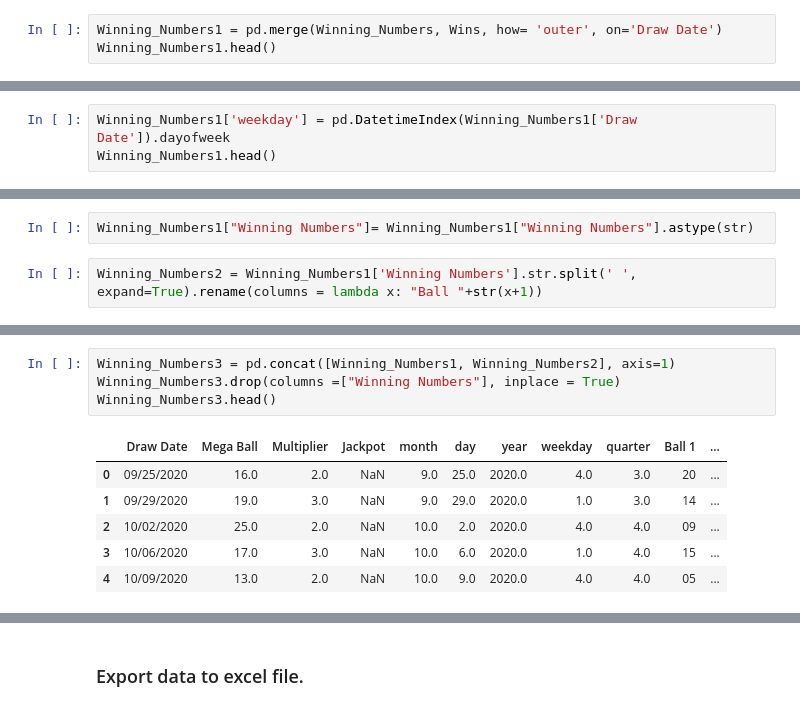
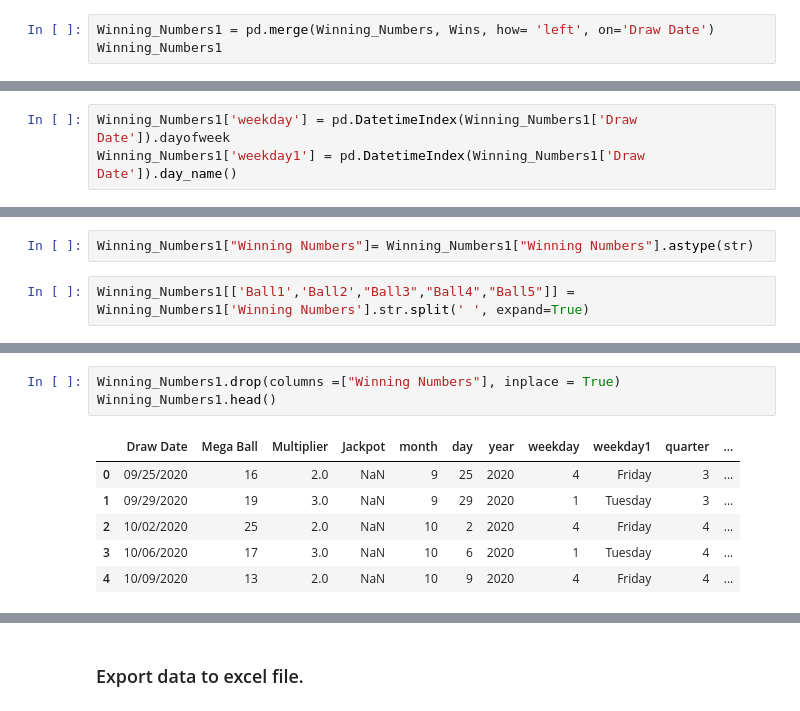
Before and after one commit to AlbiKovi/DSO110---Final-Group-Project, a Jupyter notebook: DSO110 - Final Group Project - Lottery.ipynb, the cells around one changed output, grey strips where cells are left out. Cells and saved outputs as stored; diff of their text form.

```diff
--- a/DSO110 - Final Group Project - Lottery.ipynb
+++ b/DSO110 - Final Group Project - Lottery.ipynb
@@ -77,5 +83,5 @@ Name: Jackpot, dtype: int64
 # %%
-Winning_Numbers1 = pd.merge(Winning_Numbers, Wins, how= 'outer', on='Draw Date')
-Winning_Numbers1.head()
+Winning_Numbers1 = pd.merge(Winning_Numbers, Wins, how= 'left', on='Draw Date')
+Winning_Numbers1
 # %% [output]
 |  | Draw Date | Winning Numbers | Mega Ball | Multiplier | Jackpot |
@@ -119,3 +125,3 @@ Winning_Numbers1.head()
 # %%
 Winning_Numbers1['weekday'] = pd.DatetimeIndex(Winning_Numbers1['Draw Date']).dayofweek
-Winning_Numbers1.head()
+Winning_Numbers1['weekday1'] = pd.DatetimeIndex(Winning_Numbers1['Draw Date']).day_name()
@@ -161,5 +161,5 @@ memory usage: 189.5+ KB
 # %%
 Winning_Numbers1["Winning Numbers"]= Winning_Numbers1["Winning Numbers"].astype(str)
 # %%
-Winning_Numbers2 = Winning_Numbers1['Winning Numbers'].str.split(' ', expand=True).rename(columns = lambda x: "Ball "+str(x+1))
+Winning_Numbers1[['Ball1','Ball2',"Ball3","Ball4","Ball5"]] =  Winning_Numbers1['Winning Numbers'].str.split(' ', expand=True)
 # %%
@@ -189,11 +174,10 @@ memory usage: 104.5+ KB
 # %%
-Winning_Numbers3 = pd.concat([Winning_Numbers1, Winning_Numbers2], axis=1)
-Winning_Numbers3.drop(columns =["Winning Numbers"], inplace = True)
-Winning_Numbers3.head()
+Winning_Numbers1.drop(columns =["Winning Numbers"], inplace = True)
+Winning_Numbers1.head()
 # %% [output]
-|  | Draw Date | Mega Ball | Multiplier | Jackpot | month | day | year | weekday | quarter | Ball 1 | ... |
-| 0 | 09/25/2020 | 16.0 | 2.0 | NaN | 9.0 | 25.0 | 2020.0 | 4.0 | 3.0 | 20 | ... |
-| 1 | 09/29/2020 | 19.0 | 3.0 | NaN | 9.0 | 29.0 | 2020.0 | 1.0 | 3.0 | 14 | ... |
-| 2 | 10/02/2020 | 25.0 | 2.0 | NaN | 10.0 | 2.0 | 2020.0 | 4.0 | 4.0 | 09 | ... |
-| 3 | 10/06/2020 | 17.0 | 3.0 | NaN | 10.0 | 6.0 | 2020.0 | 1.0 | 4.0 | 15 | ... |
-| 4 | 10/09/2020 | 13.0 | 2.0 | NaN | 10.0 | 9.0 | 2020.0 | 4.0 | 4.0 | 05 | ... |
+|  | Draw Date | Mega Ball | Multiplier | Jackpot | month | day | year | weekday | weekday1 | quarter | ... |
+| 0 | 09/25/2020 | 16 | 2.0 | NaN | 9 | 25 | 2020 | 4 | Friday | 3 | ... |
+| 1 | 09/29/2020 | 19 | 3.0 | NaN | 9 | 29 | 2020 | 1 | Tuesday | 3 | ... |
+| 2 | 10/02/2020 | 25 | 2.0 | NaN | 10 | 2 | 2020 | 4 | Friday | 4 | ... |
+| 3 | 10/06/2020 | 17 | 3.0 | NaN | 10 | 6 | 2020 | 1 | Tuesday | 4 | ... |
+| 4 | 10/09/2020 | 13 | 2.0 | NaN | 10 | 9 | 2020 | 4 | Friday | 4 | ... |
```
Also changed, not shown: parts of 17 cells of this notebook, 1 other file.
